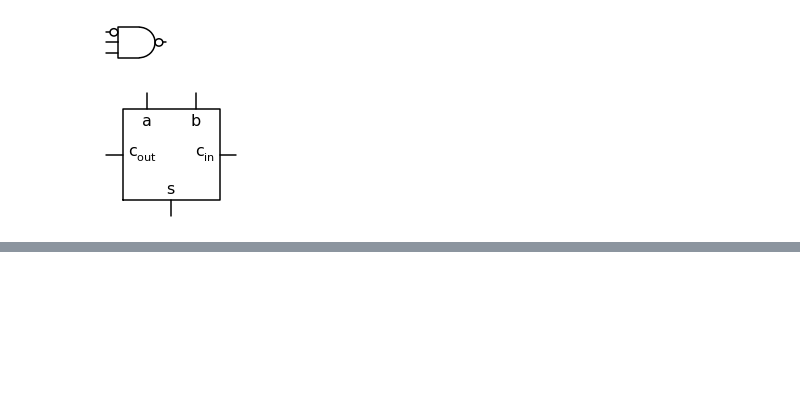
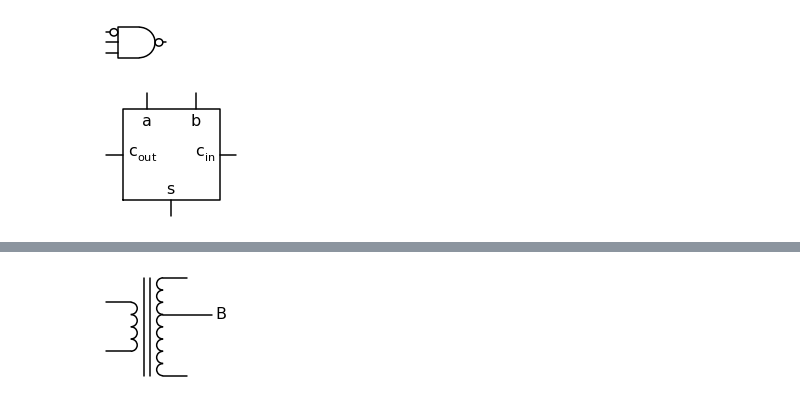
Before and after one commit to cdelker/schemdraw, a Jupyter notebook: docs/img/doc_images.ipynb, the cells around one changed output, grey strips where cells are left out. Drawn from its saved outputs; the diff is of its cells as text; code cells hidden in the pictures; blank space fills up the shorter version.

```diff
--- a/docs/img/doc_images.ipynb
+++ b/docs/img/doc_images.ipynb
@@ -307,0 +326,12 @@ d.save('fulladd_blackbox.png')
+# %%
+d = schem.Drawing()
+xf = d.add( e.transformer(t1=4, t2=8, rtaps={'B':3}, loop=False ) )
+d.add(e.LINE, xy=xf.s1, l=d.unit/4)
+d.add(e.LINE, xy=xf.s2, l=d.unit/4)
+d.add(e.LINE, xy=xf.p1, l=d.unit/4, d='left')
+d.add(e.LINE, xy=xf.p2, l=d.unit/4, d='left')
+d.add(e.LINE, xy=xf.B, l=d.unit/2, d='right', rgtlabel='B')
+d.draw()
+d.save('xform_tap.png')
+# %% [output]
+[figure, added]
```
Also changed, not shown: parts of 11 cells of this notebook, 9 other files.
